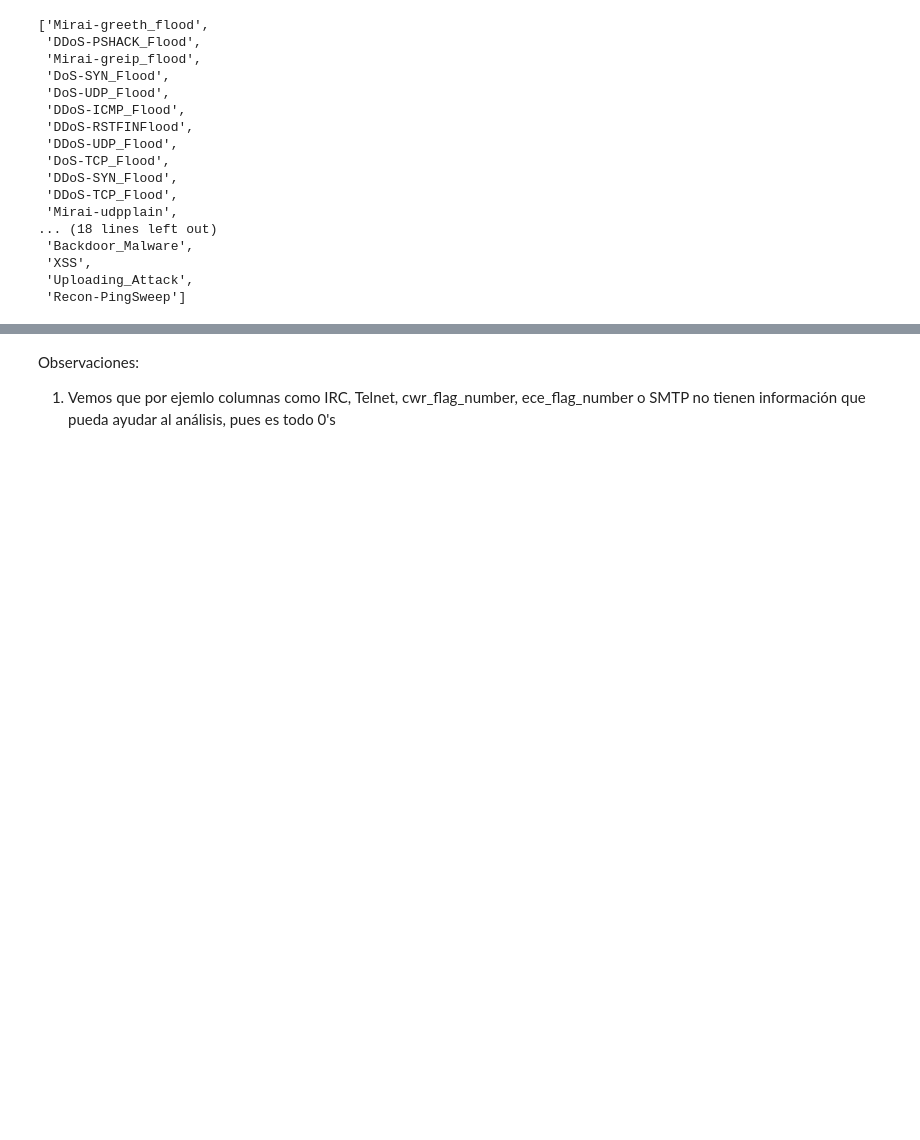
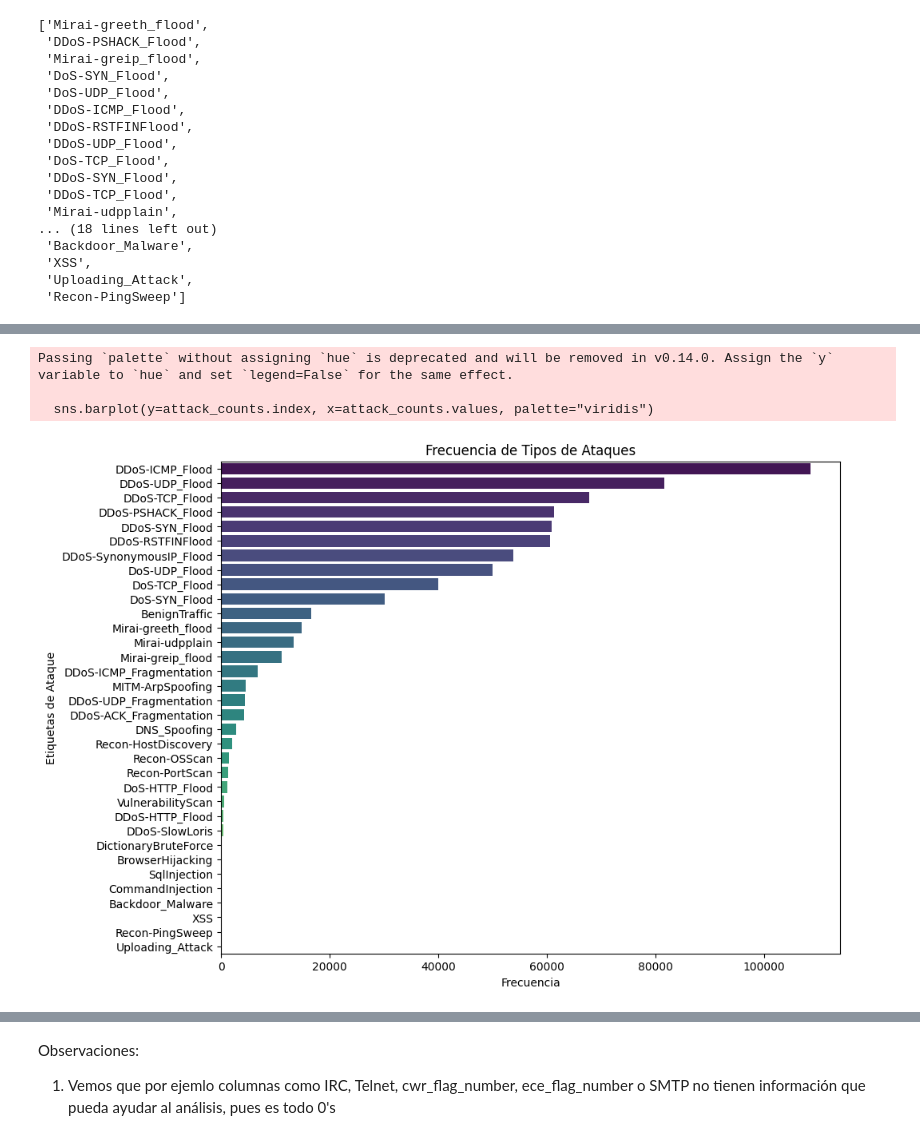
Before and after one commit to AndreesBenitoo/practicaMCP_rinconbenito, a Jupyter notebook: ataques_red.ipynb, the cells around one changed output, grey strips where cells are left out. Saved outputs shown, nothing was run; the diff lists cells and outputs as text; code cells hidden in the pictures; blank space fills up the shorter version.

```diff
--- a/ataques_red.ipynb
+++ b/ataques_red.ipynb
@@ -28,7 +28,7 @@ import numpy as np
 import seaborn as sns
 import matplotlib.pyplot as plt
 # %%
-df = pd.read_csv("./trazas_red.csv")
+df = pd.read_csv("./data/trazas_red.csv")
 # %%
 df.columns
 # %% [output]
@@ -183,0 +180,5 @@ https://portswigger.net/web-security/file-upload
+# %%
+attack_counts = df['label'].value_counts()
+attack_counts_df = attack_counts.reset_index()
+attack_counts_df.columns = ['Etiqueta','Frecuencia']
+attack_counts_df
@@ -184,3 +203,15 @@ https://portswigger.net/web-security/file-upload
+# %%
+plt.figure(figsize=(10, 8))
+sns.barplot(y=attack_counts.index, x=attack_counts.values, palette="viridis")
+plt.title('Frecuencia de Tipos de Ataques')
+plt.xlabel('Frecuencia')
+plt.ylabel('Etiquetas de Ataque')
+plt.show()
+# %% [output]
+Passing `palette` without assigning `hue` is deprecated and will be removed in v0.14.0. Assign the `y` variable to `hue` and set `legend=False` for the same effect.
+
+  sns.barplot(y=attack_counts.index, x=attack_counts.values, palette="viridis")
+[figure, added]
 # %%
 category_map1 = {
     'Mirai-greeth_flood': 'DoS',
```
Also changed, not shown: parts of 33 cells of this notebook, 1 other file.
